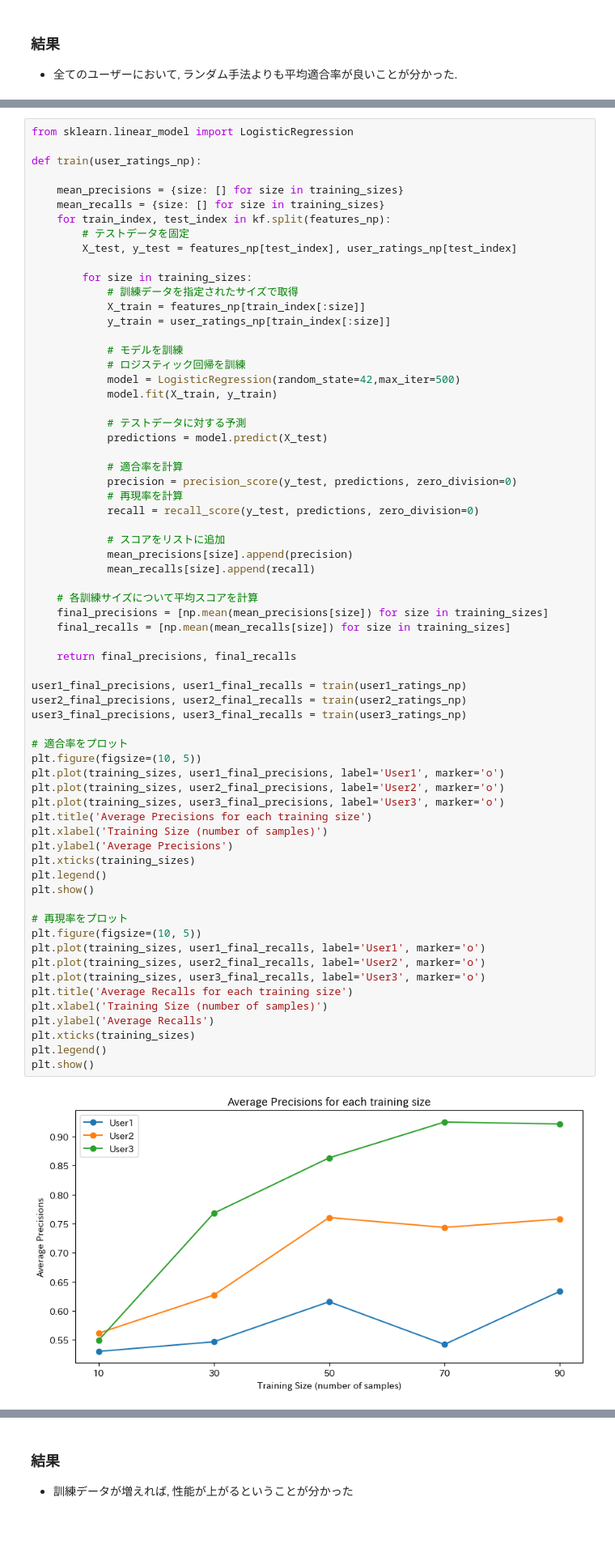
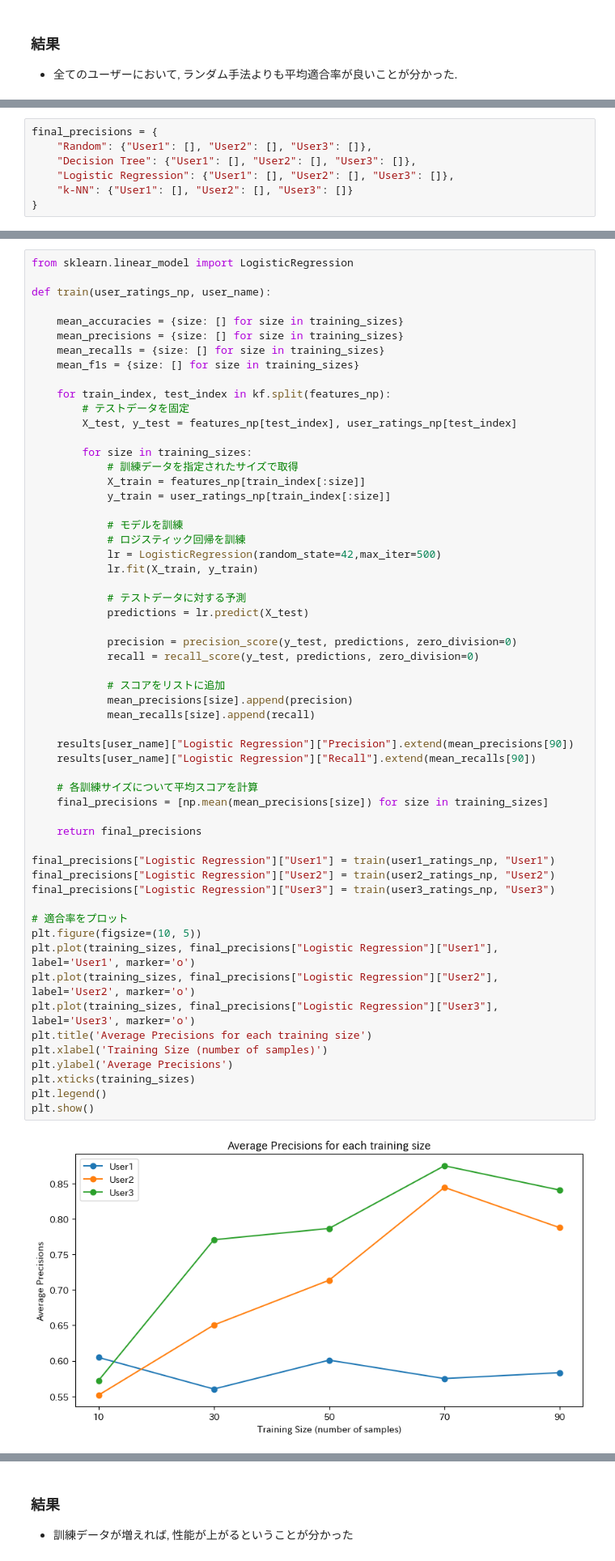
Before and after one commit to Ryosuke1025/RecommenderAlgorithm, a Jupyter notebook: recommender.ipynb, the cells around one changed output, grey strips where cells are left out. Shown at 81% size. Cells and saved outputs as stored; diff of their text form; blank space fills up the shorter version.

```diff
--- a/recommender.ipynb
+++ b/recommender.ipynb
@@ -197,3 +162,10 @@ Mean Random Precision across all folds: 0.49000000000000005
 ### 目的
 - 訓練データを増やした際に, どの程度性能が上がるかどうかを調べる.
+# %%
+final_precisions = {
+    "Random": {"User1": [], "User2": [], "User3": []},
+    "Decision Tree": {"User1": [], "User2": [], "User3": []},
+    "Logistic Regression": {"User1": [], "User2": [], "User3": []},
+    "k-NN": {"User1": [], "User2": [], "User3": []}
+}
 # %%
@@ -285,10 +225,13 @@ plt.show()
 # %%
 from sklearn.linear_model import LogisticRegression
 
-def train(user_ratings_np):
+def train(user_ratings_np, user_name):
 
+    mean_accuracies = {size: [] for size in training_sizes}
     mean_precisions = {size: [] for size in training_sizes}
     mean_recalls = {size: [] for size in training_sizes}
+    mean_f1s = {size: [] for size in training_sizes}
+
     for train_index, test_index in kf.split(features_np):
         # テストデータを固定
         X_test, y_test = features_np[test_index], user_ratings_np[test_index]
@@ -297,56 +240,44 @@ def train(user_ratings_np):
             # 訓練データを指定されたサイズで取得
             X_train = features_np[train_index[:size]]
             y_train = user_ratings_np[train_index[:size]]
 
             # モデルを訓練
             # ロジスティック回帰を訓練
-            model = LogisticRegression(random_state=42,max_iter=500)
-            model.fit(X_train, y_train)
+            lr = LogisticRegression(random_state=42,max_iter=500)
+            lr.fit(X_train, y_train)
 
             # テストデータに対する予測
-            predictions = model.predict(X_test)
+            predictions = lr.predict(X_test)
 
-            # 適合率を計算
             precision = precision_score(y_test, predictions, zero_division=0)
-            # 再現率を計算
             recall = recall_score(y_test, predictions, zero_division=0)
 
             # スコアをリストに追加
             mean_precisions[size].append(precision)
             mean_recalls[size].append(recall)
 
+    results[user_name]["Logistic Regression"]["Precision"].extend(mean_precisions[90])
+    results[user_name]["Logistic Regression"]["Recall"].extend(mean_recalls[90])
+
     # 各訓練サイズについて平均スコアを計算
     final_precisions = [np.mean(mean_precisions[size]) for size in training_sizes]
-    final_recalls = [np.mean(mean_recalls[size]) for size in training_sizes]
 
-    return final_precisions, final_recalls
+    return final_precisions
 
-user1_final_precisions, user1_final_recalls = train(user1_ratings_np)
-user2_final_precisions, user2_final_recalls = train(user2_ratings_np)
-user3_final_precisions, user3_final_recalls = train(user3_ratings_np)
+final_precisions["Logistic Regression"]["User1"] = train(user1_ratings_np, "User1")
+final_precisions["Logistic Regression"]["User2"] = train(user2_ratings_np, "User2")
+final_precisions["Logistic Regression"]["User3"] = train(user3_ratings_np, "User3")
 
 # 適合率をプロット
 plt.figure(figsize=(10, 5))
-plt.plot(training_sizes, user1_final_precisions, label='User1', marker='o')
-plt.plot(training_sizes, user2_final_precisions, label='User2', marker='o')
-plt.plot(training_sizes, user3_final_precisions, label='User3', marker='o')
+plt.plot(training_sizes, final_precisions["Logistic Regression"]["User1"], label='User1', marker='o')
+plt.plot(training_sizes, final_precisions["Logistic Regression"]["User2"], label='User2', marker='o')
+plt.plot(training_sizes, final_precisions["Logistic Regression"]["User3"], label='User3', marker='o')
 plt.title('Average Precisions for each training size')
 plt.xlabel('Training Size (number of samples)')
 plt.ylabel('Average Precisions')
 plt.xticks(training_sizes)
 plt.legend()
 plt.show()
-
-# 再現率をプロット
-plt.figure(figsize=(10, 5))
-plt.plot(training_sizes, user1_final_recalls, label='User1', marker='o')
-plt.plot(training_sizes, user2_final_recalls, label='User2', marker='o')
-plt.plot(training_sizes, user3_final_recalls, label='User3', marker='o')
-plt.title('Average Recalls for each training size')
-plt.xlabel('Training Size (number of samples)')
-plt.ylabel('Average Recalls')
-plt.xticks(training_sizes)
-plt.legend()
-plt.show()
 # %% [output]
-[figure, old version]
+[figure, new version]
```
Also changed, not shown: parts of 14 cells of this notebook, 1 other file.
